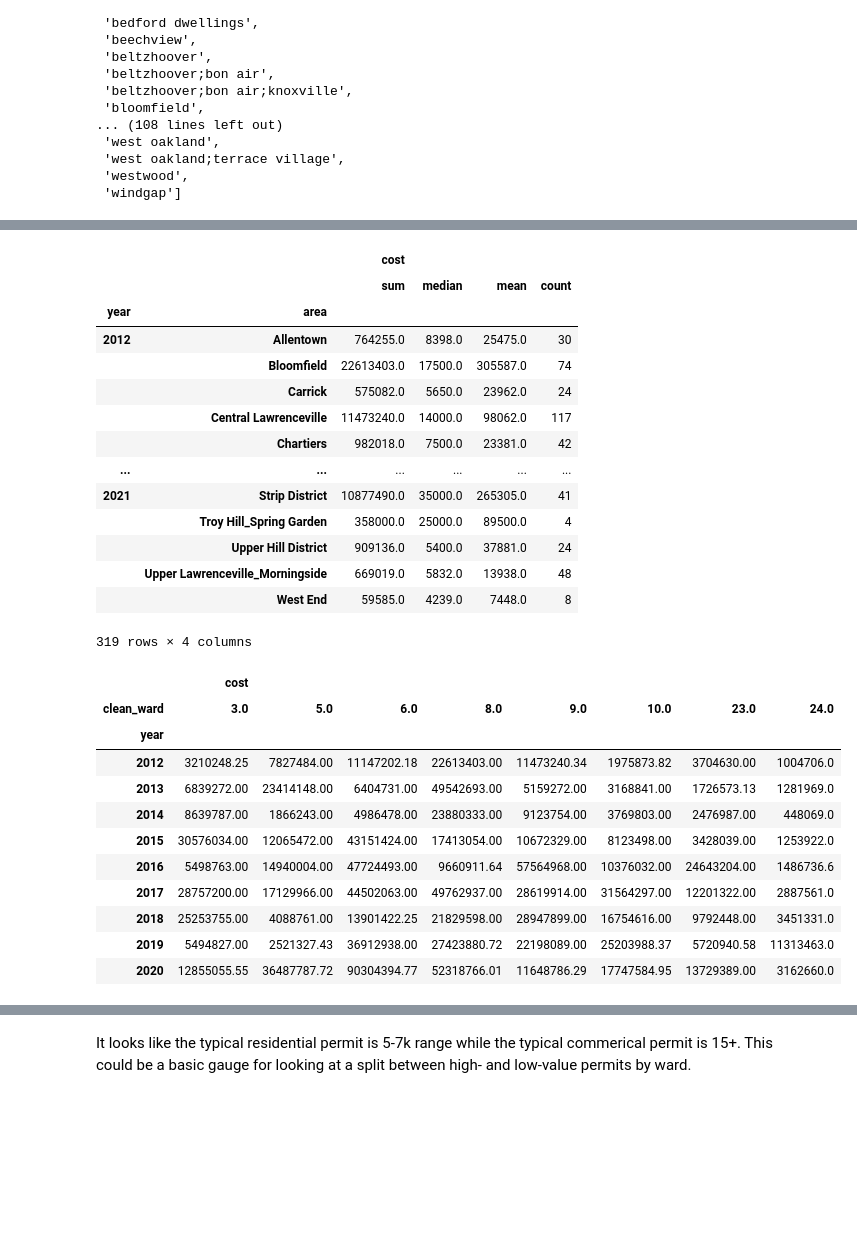
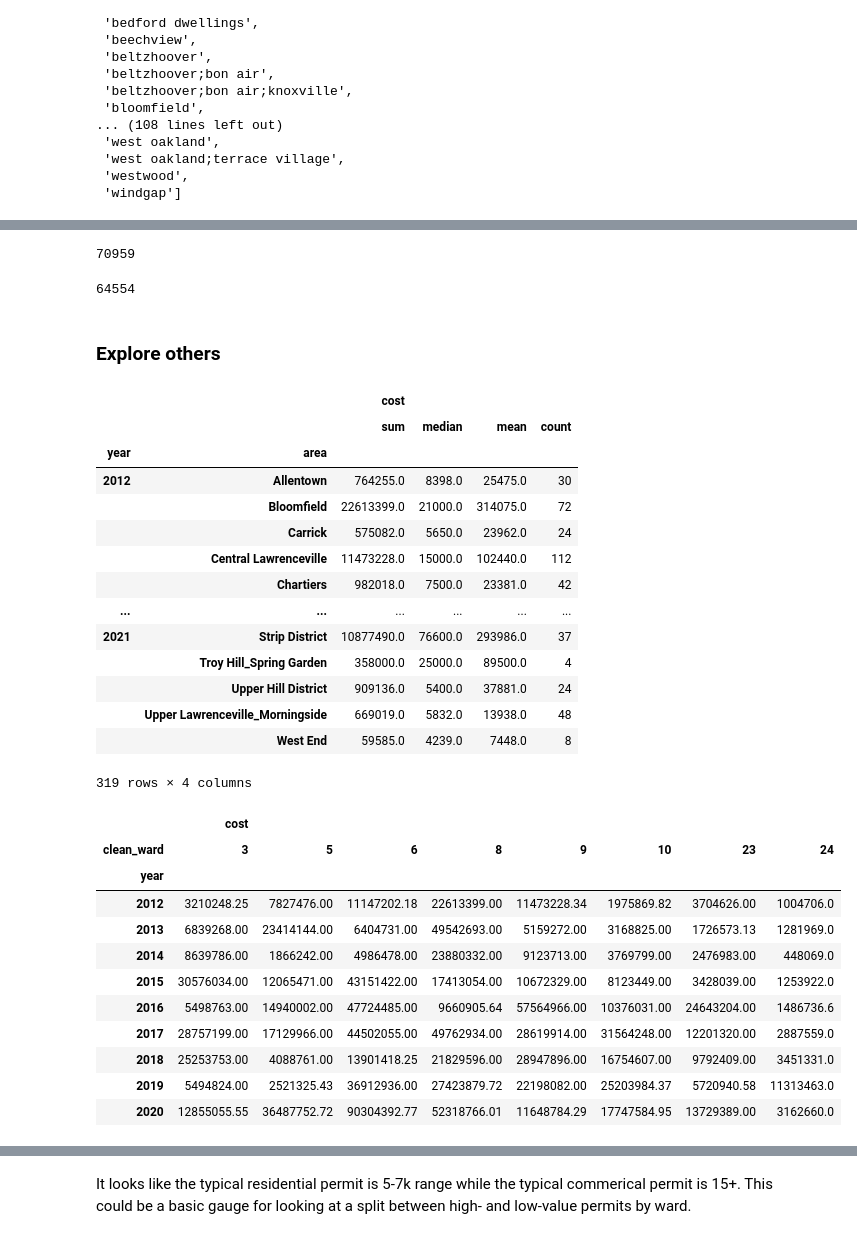
Before and after one commit to mins-lee/lower-lawrenceville, a Jupyter notebook: Permit_data/Permit data/Permit_EDA.ipynb, the cells around one changed output, grey strips where cells are left out. Drawn from its saved outputs; the diff is of its cells as text; code cells hidden in the pictures; blank space fills up the shorter version.

```diff
--- a/Permit_data/Permit data/Permit_EDA.ipynb
+++ b/Permit_data/Permit data/Permit_EDA.ipynb
@@ -6,5 +9,5 @@ import seaborn as sns
 # %%
-df = pd.read_csv('final_permit_data_v2.csv')
+df = pd.read_csv('final_permit_data.csv')
 # %%
 df.head(3)
 # %% [output]
@@ -69,0 +81,2 @@ df['area'] = df.clean_ward.apply(lambda x: nbrhd[x])
+# %%
+df2 = df[df.cost>=50]
@@ -70,16 +188,26 @@ df['area'] = df.clean_ward.apply(lambda x: nbrhd[x])
+# %%
+len(df)
+# %% [output]
+70959
+# %%
+len(df2)
+# %% [output]
+64554
+# %% [markdown]
+### Explore others
 # %%
-df.groupby(['year','area']).agg({'cost':['sum','median','mean','count']}).round()
+df2.groupby(['year','area']).agg({'cost':['sum','median','mean','count']}).round()
 # %% [output]
 |  |  | cost |  |  |  |
 |  |  | sum | median | mean | count |
 | year | area |  |  |  |  |
 | 2012 | Allentown | 764255.0 | 8398.0 | 25475.0 | 30 |
-|  | Bloomfield | 22613403.0 | 17500.0 | 305587.0 | 74 |
+|  | Bloomfield | 22613399.0 | 21000.0 | 314075.0 | 72 |
 |  | Carrick | 575082.0 | 5650.0 | 23962.0 | 24 |
-|  | Central Lawrenceville | 11473240.0 | 14000.0 | 98062.0 | 117 |
+|  | Central Lawrenceville | 11473228.0 | 15000.0 | 102440.0 | 112 |
 |  | Chartiers | 982018.0 | 7500.0 | 23381.0 | 42 |
 | ... | ... | ... | ... | ... | ... |
-| 2021 | Strip District | 10877490.0 | 35000.0 | 265305.0 | 41 |
+| 2021 | Strip District | 10877490.0 | 76600.0 | 293986.0 | 37 |
 |  | Troy Hill_Spring Garden | 358000.0 | 25000.0 | 89500.0 | 4 |
 |  | Upper Hill District | 909136.0 | 5400.0 | 37881.0 | 24 |
 |  | Upper Lawrenceville_Morningside | 669019.0 | 5832.0 | 13938.0 | 48 |
@@ -89,18 +217,18 @@ df.groupby(['year','area']).agg({'cost':['sum','median','mean','count']}).round(
 near = [3,5,6,8,9,10,23,24]
 yrs = list(range(2012,2021))
 # %%
-df[df.clean_ward.isin(near) & df.year.isin(yrs)].groupby(['year','clean_ward']).agg({'cost':'sum'}).unstack(1)
+df2[df2.clean_ward.isin(near) & df2.year.isin(yrs)].groupby(['year','clean_ward']).agg({'cost':'sum'}).unstack(1)
 # %% [output]
 |  | cost |  |  |  |  |  |  |  |
-| clean_ward | 3.0 | 5.0 | 6.0 | 8.0 | 9.0 | 10.0 | 23.0 | 24.0 |
+| clean_ward | 3 | 5 | 6 | 8 | 9 | 10 | 23 | 24 |
 | year |  |  |  |  |  |  |  |  |
-| 2012 | 3210248.25 | 7827484.00 | 11147202.18 | 22613403.00 | 11473240.34 | 1975873.82 | 3704630.00 | 1004706.0 |
-| 2013 | 6839272.00 | 23414148.00 | 6404731.00 | 49542693.00 | 5159272.00 | 3168841.00 | 1726573.13 | 1281969.0 |
-| 2014 | 8639787.00 | 1866243.00 | 4986478.00 | 23880333.00 | 9123754.00 | 3769803.00 | 2476987.00 | 448069.0 |
-| 2015 | 30576034.00 | 12065472.00 | 43151424.00 | 17413054.00 | 10672329.00 | 8123498.00 | 3428039.00 | 1253922.0 |
-| 2016 | 5498763.00 | 14940004.00 | 47724493.00 | 9660911.64 | 57564968.00 | 10376032.00 | 24643204.00 | 1486736.6 |
-| 2017 | 28757200.00 | 17129966.00 | 44502063.00 | 49762937.00 | 28619914.00 | 31564297.00 | 12201322.00 | 2887561.0 |
-| 2018 | 25253755.00 | 4088761.00 | 13901422.25 | 21829598.00 | 28947899.00 | 16754616.00 | 9792448.00 | 3451331.0 |
-| 2019 | 5494827.00 | 2521327.43 | 36912938.00 | 27423880.72 | 22198089.00 | 25203988.37 | 5720940.58 | 11313463.0 |
-| 2020 | 12855055.55 | 36487787.72 | 90304394.77 | 52318766.01 | 11648786.29 | 17747584.95 | 13729389.00 | 3162660.0 |
+| 2012 | 3210248.25 | 7827476.00 | 11147202.18 | 22613399.00 | 11473228.34 | 1975869.82 | 3704626.00 | 1004706.0 |
+| 2013 | 6839268.00 | 23414144.00 | 6404731.00 | 49542693.00 | 5159272.00 | 3168825.00 | 1726573.13 | 1281969.0 |
+| 2014 | 8639786.00 | 1866242.00 | 4986478.00 | 23880332.00 | 9123713.00 | 3769799.00 | 2476983.00 | 448069.0 |
+| 2015 | 30576034.00 | 12065471.00 | 43151422.00 | 17413054.00 | 10672329.00 | 8123449.00 | 3428039.00 | 1253922.0 |
+| 2016 | 5498763.00 | 14940002.00 | 47724485.00 | 9660905.64 | 57564966.00 | 10376031.00 | 24643204.00 | 1486736.6 |
+| 2017 | 28757199.00 | 17129966.00 | 44502055.00 | 49762934.00 | 28619914.00 | 31564248.00 | 12201320.00 | 2887559.0 |
+| 2018 | 25253753.00 | 4088761.00 | 13901418.25 | 21829596.00 | 28947896.00 | 16754607.00 | 9792409.00 | 3451331.0 |
+| 2019 | 5494824.00 | 2521325.43 | 36912936.00 | 27423879.72 | 22198082.00 | 25203984.37 | 5720940.58 | 11313463.0 |
+| 2020 | 12855055.55 | 36487752.72 | 90304392.77 | 52318766.01 | 11648784.29 | 17747584.95 | 13729389.00 | 3162660.0 |
 # %%
```
Also changed, not shown: parts of 42 cells of this notebook, 4 other files.
